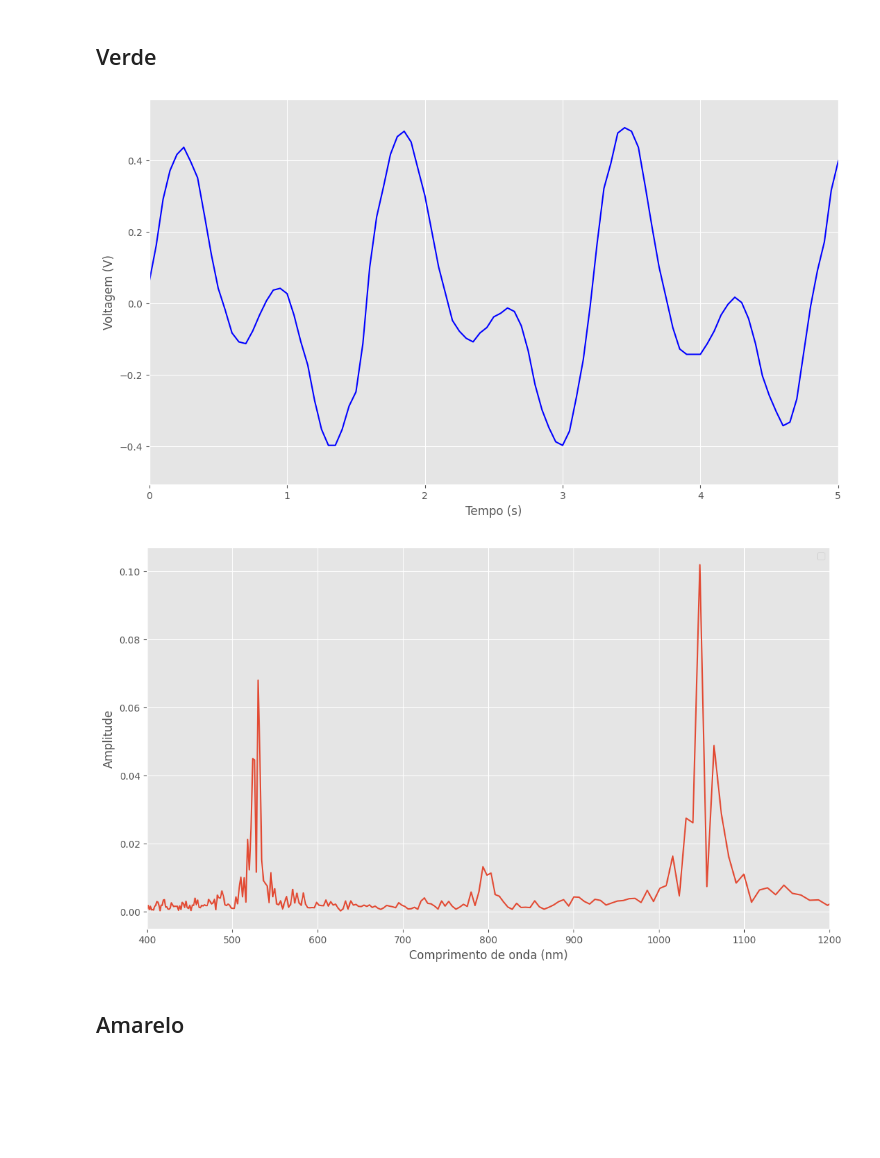
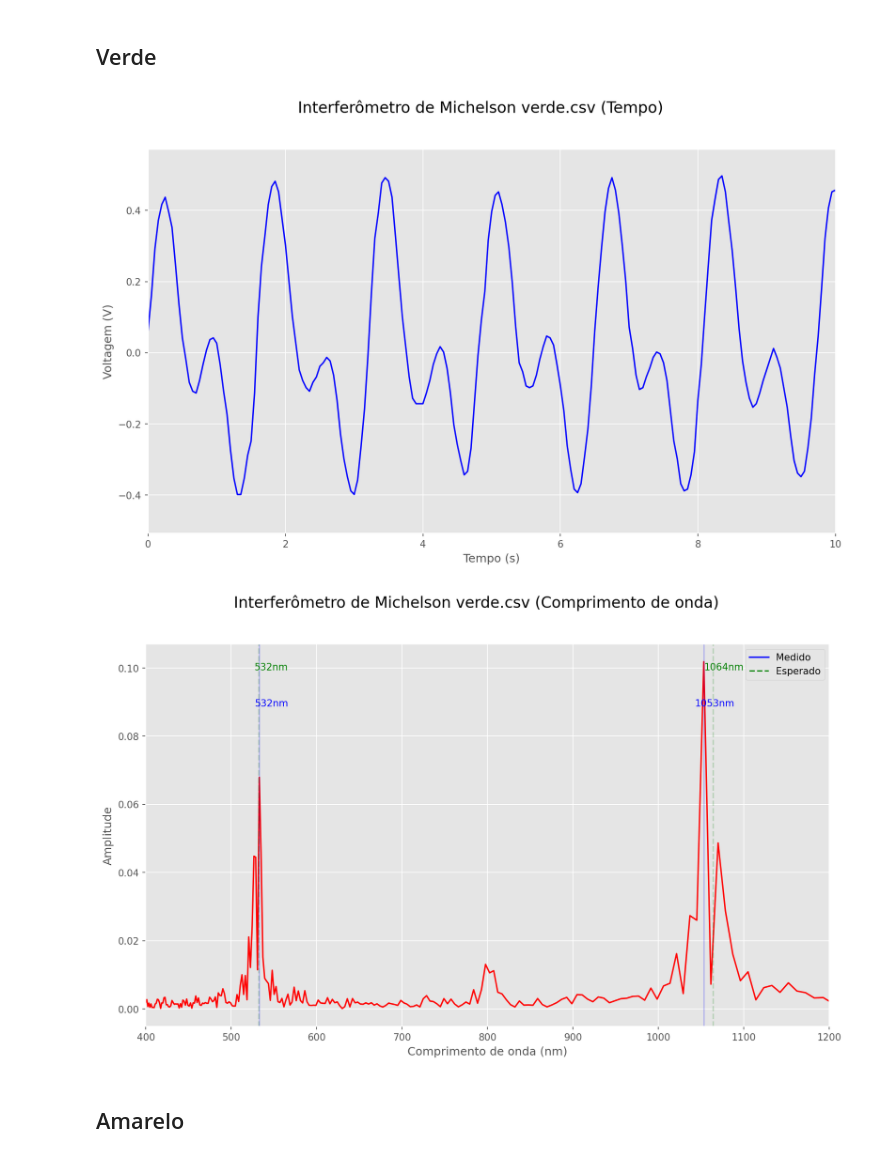
Before and after one commit to brenopelegrin/lab-avancado1, a Jupyter notebook: interferometro_fft/src/notebook.ipynb, the cells around one changed output. Cells and saved outputs as stored; diff of their text form; code cells hidden in the pictures; blank space fills up the shorter version.

```diff
--- a/interferometro_fft/src/notebook.ipynb
+++ b/interferometro_fft/src/notebook.ipynb
@@ -36,13 +36,15 @@ def carregar_dados(path: str) -> np.ndarray:
   df = df.drop(columns=[*columns_to_remove])[0:NUM_POINTS-1]
   df = df.rename(columns={df.columns[0]:"voltagem"})
   voltage_correction=1/2
-  df["voltagem"] = df["voltagem"].map(lambda x: lab.Medida(float(x.replace(",","."))*voltage_correction,"V", 0))
+  df["voltagem"] = df["voltagem"].map(lambda x: Medida(float(x.replace(",","."))*voltage_correction,"V", 0))
   array = df["voltagem"].to_numpy()
   return array - np.mean(array)
-
-lambda_vermelho=lab.Medida(632.8,"nm",0)
-lambda_amarelo=lab.Medida(594.1,"nm",0)
 # %%
+
+lambda_vermelho=Medida(632.8,"nm",0)
+lambda_amarelo=Medida(594.1,"nm",0)
+lambda_verde_harmonico=Medida(532,"nm",0)
+lambda_verde=Medida(1064,"nm",0)
 # Iterates through all csv files in "dados_interferometro_fft_dia_1" and imports
 # the data to dados[filename]
 
@@ -54,7 +56,7 @@ for root, dirs, files in os.walk(data_path):
       if filename.endswith(".csv"):
         dados[filename] = carregar_dados(os.path.join(root, filename))
 
-tempos = np.array([lab.Medida(x*SAMPLING_RATE,"ms",0) for x in range(0,NUM_POINTS-1)])
+tempos = np.array([Medida(x*SAMPLING_RATE,"ms",0) for x in range(0,NUM_POINTS-1)])
 # %% [output]
 []
 ['vermelho.csv', 'vermelho.xlsm']
@@ -68,11 +70,11 @@ tempos = np.array([lab.Medida(x*SAMPLING_RATE,"ms",0) for x in range(0,NUM_POINT
 ## Fator de Calibração Laser Vermelho
 Valor nominal: 632.8 nm
 # %%
-fft_y = np.fft.ifft(lab.nominais(dados["vermelho.csv"],"V"))
+fft_y = np.fft.ifft(nominais(dados["vermelho.csv"],"V"))
 lambda_pico =np.argmax(np.abs(fft_y))
 print(f"{lambda_pico=}")
 #lambdas = np.array([i*(lambda_vermelho/(lambda_pico)) for i in range(len(fft_y))])
-lambdas=lambda_pico*lambda_vermelho/(np.arange(1,NUM_POINTS))
+lambdas=(lambda_pico+1)*lambda_vermelho/(np.arange(1,NUM_POINTS))
 # %% [output]
 lambda_pico=np.int64(212)
 # %% [markdown]
@@ -141,11 +176,17 @@ fig_lambda.savefig("../resultados/lambda_vermelho.png")
 # %% [markdown]
 ## Verde
 # %%
-fig_tempo, fig_lambda = grafico("verde.csv",lambda_interval=[lab.Medida(400,"nm",0),lab.Medida(1200,'nm',0)])
+
+
+fig_tempo, fig_lambda = grafico("verde.csv",lambda_interval=[Medida(400,"nm",0),Medida(1200,'nm',0)],
+                                time_interval=(Medida(0,"s",0),Medida(10,"s",0)),
+                                lambda_medidos=[tiny_interval(lambda_verde),
+                                                tiny_interval(lambda_verde_harmonico)],
+                                lambda_esperados=[lambda_verde,lambda_verde_harmonico])
 fig_tempo.savefig("../resultados/tempo_verde.png")
 fig_lambda.savefig("../resultados/lambda_verde.png")
 # %% [output]
-[figure, old version]
+[figure, new version]
-[figure, old version]
+[figure, new version]
 # %% [markdown]
 ## Amarelo
```
Also changed, not shown: parts of 14 cells of this notebook, 15 other files.
